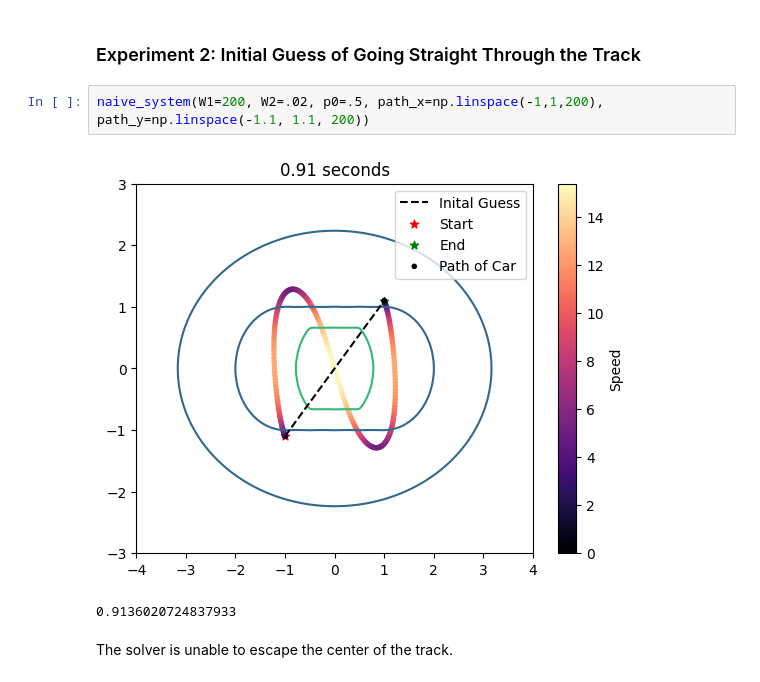
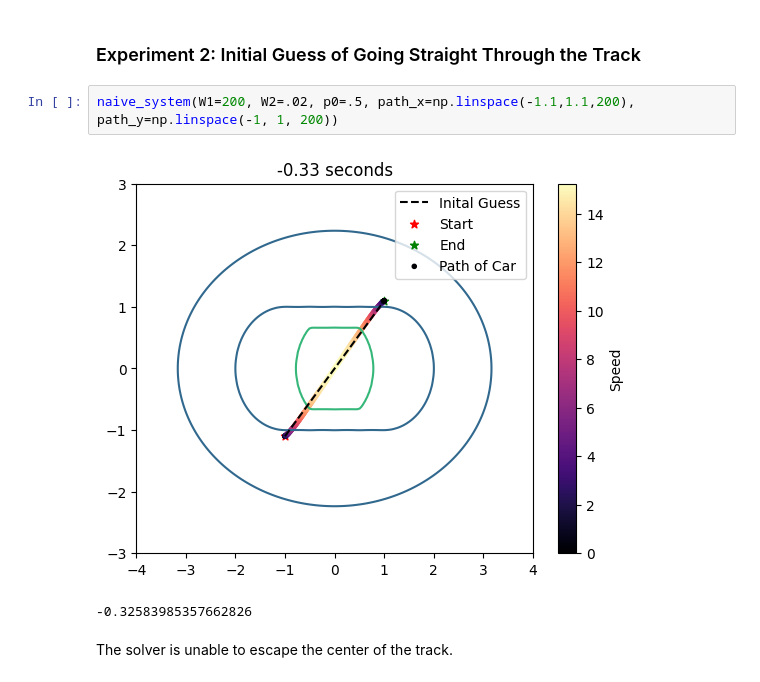
Before and after one commit to GeoDavid1/Vol4Project, a Jupyter notebook: final_write_up.ipynb, the cells around one changed output. Cells and saved outputs as stored; diff of their text form.

Commit message:
Fixed naive plots

```diff
--- a/final_write_up.ipynb
+++ b/final_write_up.ipynb
@@ -161,10 +161,10 @@ The solver needs more coaching in order to find a reasonable solution.
 # %% [markdown]
 ### Experiment 2: Initial Guess of Going Straight Through the Track
 # %%
-naive_system(W1=200, W2=.02, p0=.5, path_x=np.linspace(-1,1,200), path_y=np.linspace(-1.1, 1.1, 200))
+naive_system(W1=200, W2=.02, p0=.5, path_x=np.linspace(-1.1,1.1,200), path_y=np.linspace(-1, 1, 200))
 # %% [output]
-[figure, old version]
+[figure, new version]
-0.9136020724837933
+-0.32583985357662826
 # %% [markdown]
 The solver is unable to escape the center of the track.
 # %% [markdown]
```
Also changed, not shown: parts of 5 cells of this notebook, 1 other file.
